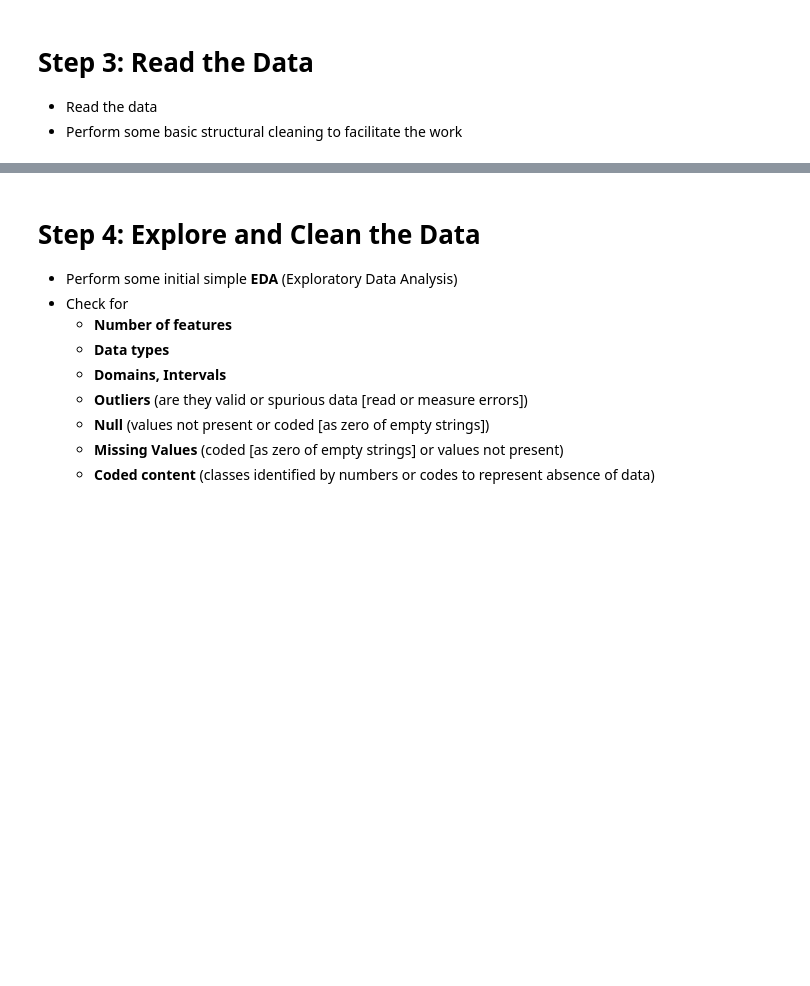
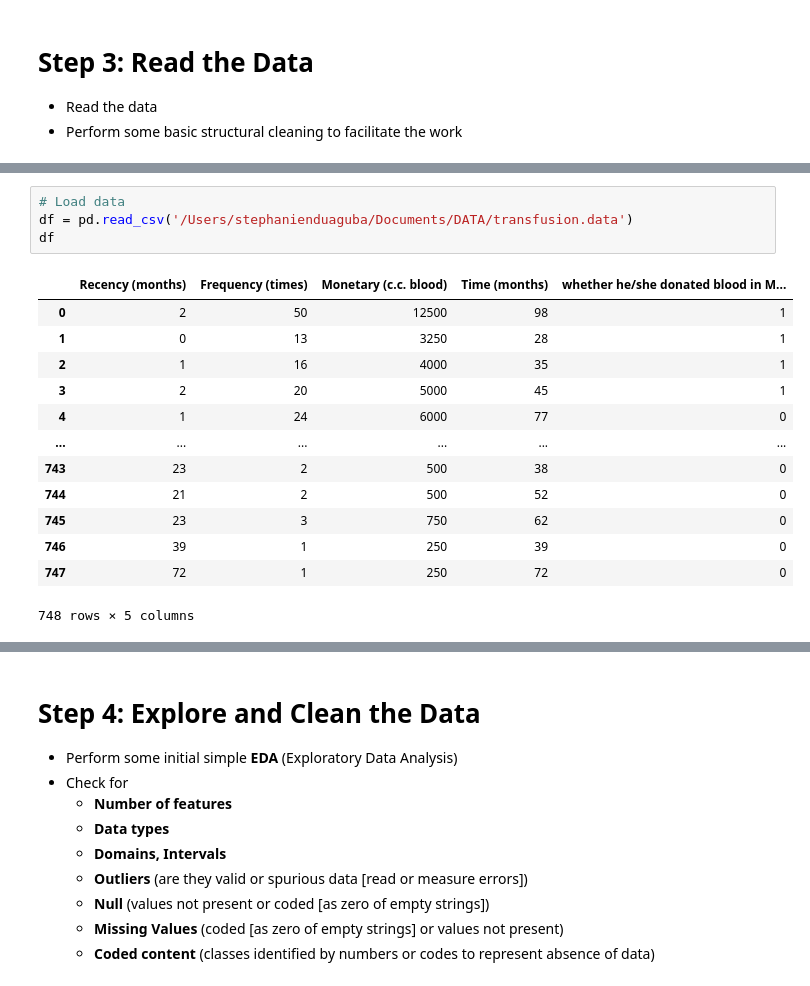
Before and after one commit to Posheffy/IODSN, a Jupyter notebook: IOD_Lab-7_1_1 - Decision Trees.ipynb, the cells around one changed output, grey strips where cells are left out. Drawn from its saved outputs; the diff is of its cells as text; blank space fills up the shorter version.

```diff
--- a/IOD_Lab-7_1_1 - Decision Trees.ipynb
+++ b/IOD_Lab-7_1_1 - Decision Trees.ipynb
@@ -58,0 +121,18 @@ The [**UCI Machine Learning Repository**](https://archive.ics.uci.edu/ml/dataset
+# %%
+# Load data
+df = pd.read_csv('/Users/stephanienduaguba/Documents/DATA/transfusion.data')
+df
+# %% [output]
+|  | Recency (months) | Frequency (times) | Monetary (c.c. blood) | Time (months) | whether he/she donated blood in M... |
+| 0 | 2 | 50 | 12500 | 98 | 1 |
+| 1 | 0 | 13 | 3250 | 28 | 1 |
+| 2 | 1 | 16 | 4000 | 35 | 1 |
+| 3 | 2 | 20 | 5000 | 45 | 1 |
+| 4 | 1 | 24 | 6000 | 77 | 0 |
+| ... | ... | ... | ... | ... | ... |
+| 743 | 23 | 2 | 500 | 38 | 0 |
+| 744 | 21 | 2 | 500 | 52 | 0 |
+| 745 | 23 | 3 | 750 | 62 | 0 |
+| 746 | 39 | 1 | 250 | 39 | 0 |
+| 747 | 72 | 1 | 250 | 72 | 0 |
+748 rows × 5 columns
```
Also changed, not shown: parts of 29 cells of this notebook, 1 other file.
